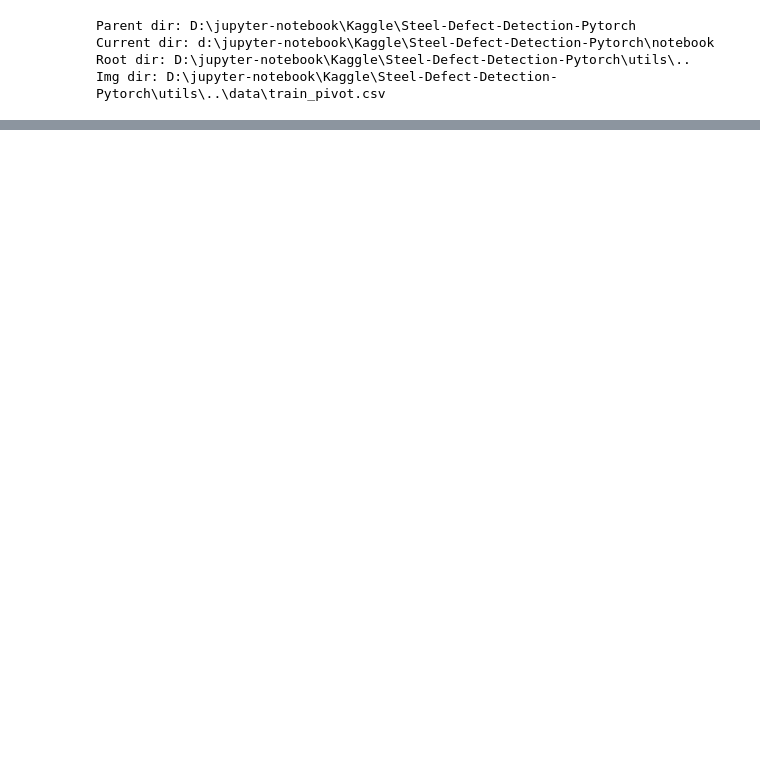
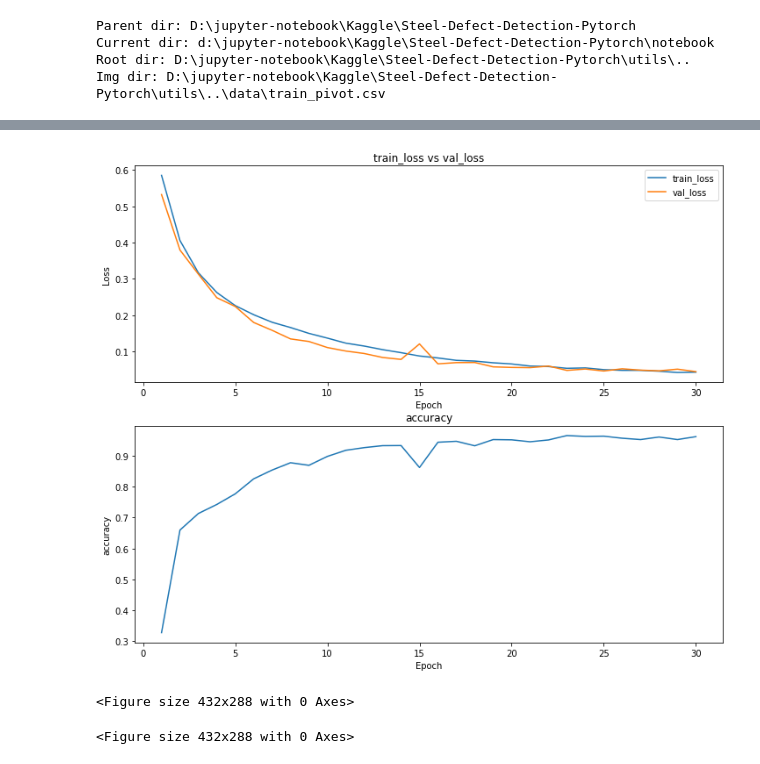
Before and after one commit to raymondlam19/Steel-Defect-Detection-Pytorch, a Jupyter notebook: notebook/3_new_model.ipynb, the cells around one changed output, grey strips where cells are left out. Drawn from its saved outputs; the diff is of its cells as text; code cells hidden in the pictures; blank space fills up the shorter version.

```diff
--- a/notebook/3_new_model.ipynb
+++ b/notebook/3_new_model.ipynb
@@ -139,0 +200,38 @@ logger = config.get_logger('train')
+# %%
+def draw_loss_metric(history):
+        '''
+            Plot train_loss, val_loss, val_acc every epoch end
+        '''
+
+        plt.ion()
+        #fig, axs = plt.subplots(2,1, figsize=(12,10))
+        axs[0].clear()
+        axs[0].set_title("train_loss vs val_loss")
+        axs[0].plot(history['epoch'], history['train_loss'])
+        axs[0].plot(history['epoch'], history['val_loss'])
+        axs[0].set_xlabel('Epoch')
+        axs[0].set_ylabel('Loss')
+        axs[0].legend(['train_loss', 'val_loss'], loc='upper right')
+
+        axs[1].clear()
+        axs[1].set_title('accuracy')
+        axs[1].plot(history['epoch'], history['val_accuracy'])
+        axs[1].set_xlabel('Epoch')
+        axs[1].set_ylabel('accuracy')
+
+        #fig.canvas.draw()
+        #plt.show()
+
+        #plt.show()
+        plt.draw()
+        plt.pause(.02)
+
+history = pd.read_csv(os.path.join(ROOT_DIR, 'saved/log/Steel_Defect_Detection/0419_002114', 'history.csv'))
+# %%
+fig, axs = plt.subplots(2,1, figsize=(12,10))
+for i in range(3):
+    draw_loss_metric(history)
+# %% [output]
+[figure, added]
+<Figure size 432x288 with 0 Axes>
+<Figure size 432x288 with 0 Axes>
```
Also changed, not shown: parts of 10 cells of this notebook.
